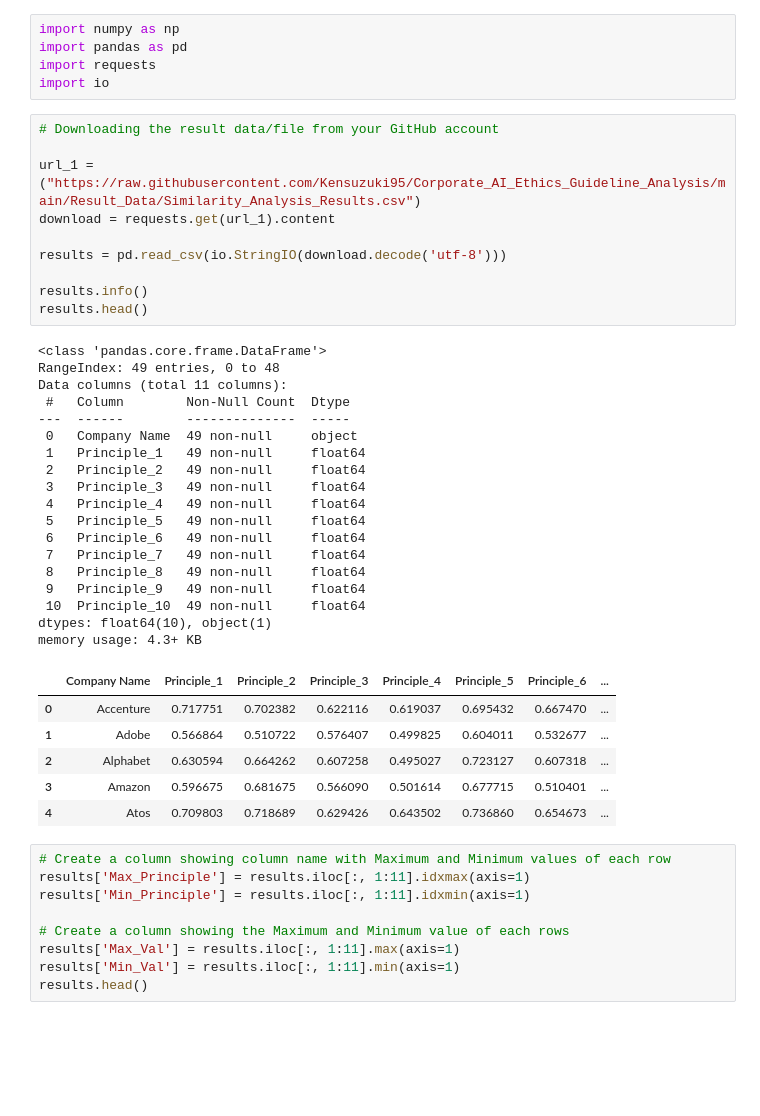
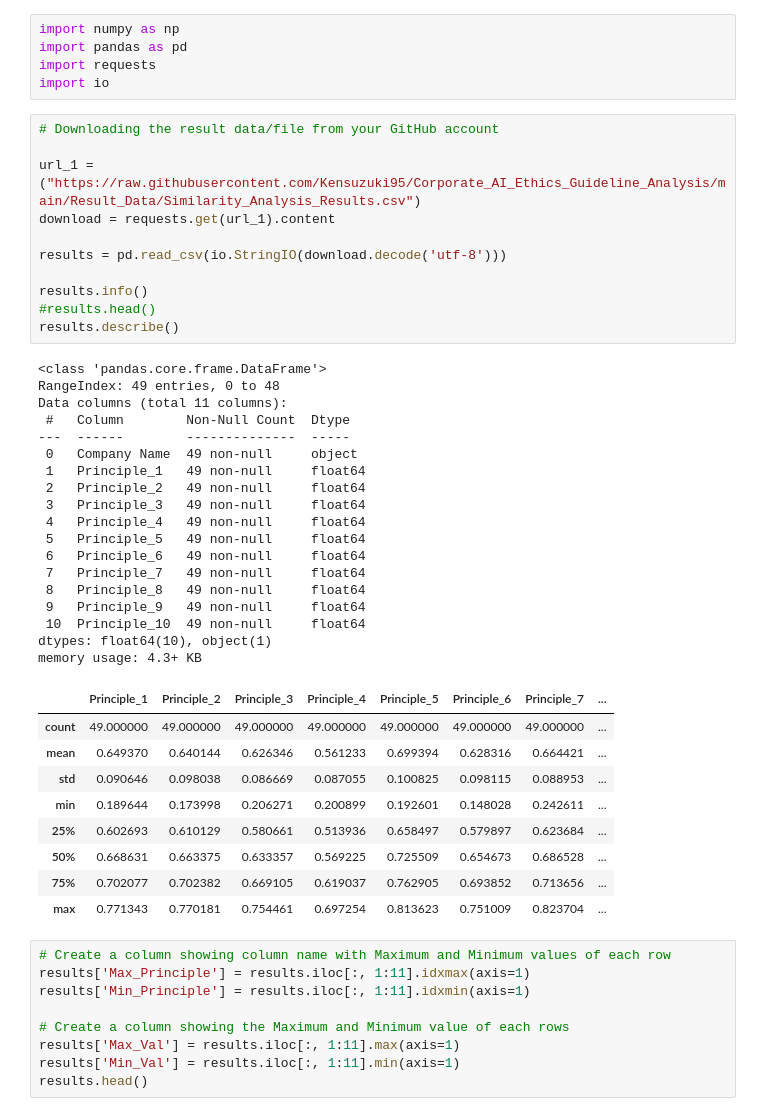
Before and after one commit to Kensuzuki95/Corporate_AI_Ethics_Guideline_Analysis, a Jupyter notebook: Result_Analysis.ipynb, the cells around one changed output. Drawn from its saved outputs; the diff is of its cells as text; blank space fills up the shorter version.

```diff
--- a/Result_Analysis.ipynb
+++ b/Result_Analysis.ipynb
@@ -8,38 +8,42 @@ import io
 # %%
 # Downloading the result data/file from your GitHub account
 
 url_1 = ("https://raw.githubusercontent.com/Kensuzuki95/Corporate_AI_Ethics_Guideline_Analysis/main/Result_Data/Similarity_Analysis_Results.csv")
 download = requests.get(url_1).content
 
 results = pd.read_csv(io.StringIO(download.decode('utf-8')))
 
 results.info()
-results.head()
+#results.head()
+results.describe()
 # %% [output]
 <class 'pandas.core.frame.DataFrame'>
 RangeIndex: 49 entries, 0 to 48
 Data columns (total 11 columns):
  #   Column        Non-Null Count  Dtype
 ---  ------        --------------  -----
  0   Company Name  49 non-null     object
  1   Principle_1   49 non-null     float64
  2   Principle_2   49 non-null     float64
  3   Principle_3   49 non-null     float64
  4   Principle_4   49 non-null     float64
  5   Principle_5   49 non-null     float64
  6   Principle_6   49 non-null     float64
  7   Principle_7   49 non-null     float64
  8   Principle_8   49 non-null     float64
  9   Principle_9   49 non-null     float64
  10  Principle_10  49 non-null     float64
 dtypes: float64(10), object(1)
 memory usage: 4.3+ KB
-|  | Company Name | Principle_1 | Principle_2 | Principle_3 | Principle_4 | Principle_5 | Principle_6 | ... |
-| 0 | Accenture | 0.717751 | 0.702382 | 0.622116 | 0.619037 | 0.695432 | 0.667470 | ... |
-| 1 | Adobe | 0.566864 | 0.510722 | 0.576407 | 0.499825 | 0.604011 | 0.532677 | ... |
-| 2 | Alphabet | 0.630594 | 0.664262 | 0.607258 | 0.495027 | 0.723127 | 0.607318 | ... |
-| 3 | Amazon | 0.596675 | 0.681675 | 0.566090 | 0.501614 | 0.677715 | 0.510401 | ... |
-| 4 | Atos | 0.709803 | 0.718689 | 0.629426 | 0.643502 | 0.736860 | 0.654673 | ... |
+|  | Principle_1 | Principle_2 | Principle_3 | Principle_4 | Principle_5 | Principle_6 | Principle_7 | ... |
+| count | 49.000000 | 49.000000 | 49.000000 | 49.000000 | 49.000000 | 49.000000 | 49.000000 | ... |
+| mean | 0.649370 | 0.640144 | 0.626346 | 0.561233 | 0.699394 | 0.628316 | 0.664421 | ... |
+| std | 0.090646 | 0.098038 | 0.086669 | 0.087055 | 0.100825 | 0.098115 | 0.088953 | ... |
+| min | 0.189644 | 0.173998 | 0.206271 | 0.200899 | 0.192601 | 0.148028 | 0.242611 | ... |
+| 25% | 0.602693 | 0.610129 | 0.580661 | 0.513936 | 0.658497 | 0.579897 | 0.623684 | ... |
+| 50% | 0.668631 | 0.663375 | 0.633357 | 0.569225 | 0.725509 | 0.654673 | 0.686528 | ... |
+| 75% | 0.702077 | 0.702382 | 0.669105 | 0.619037 | 0.762905 | 0.693852 | 0.713656 | ... |
+| max | 0.771343 | 0.770181 | 0.754461 | 0.697254 | 0.813623 | 0.751009 | 0.823704 | ... |
 # %%
 # Create a column showing column name with Maximum and Minimum values of each row
 results['Max_Principle'] = results.iloc[:, 1:11].idxmax(axis=1)
```
Also changed, not shown: parts of 5 cells of this notebook.
